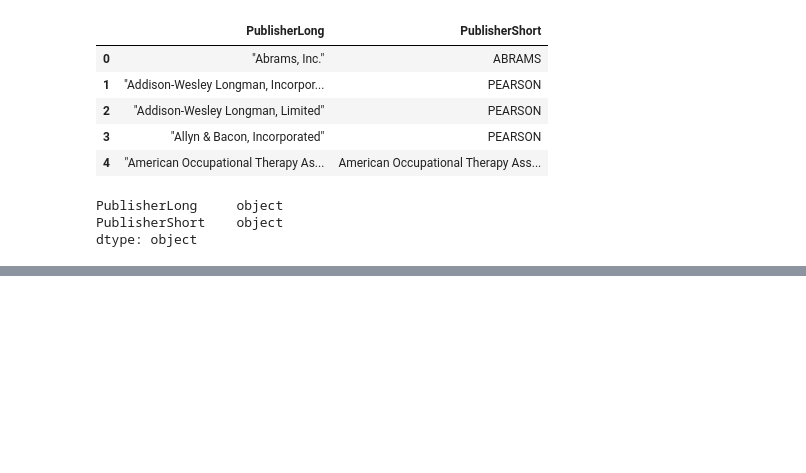
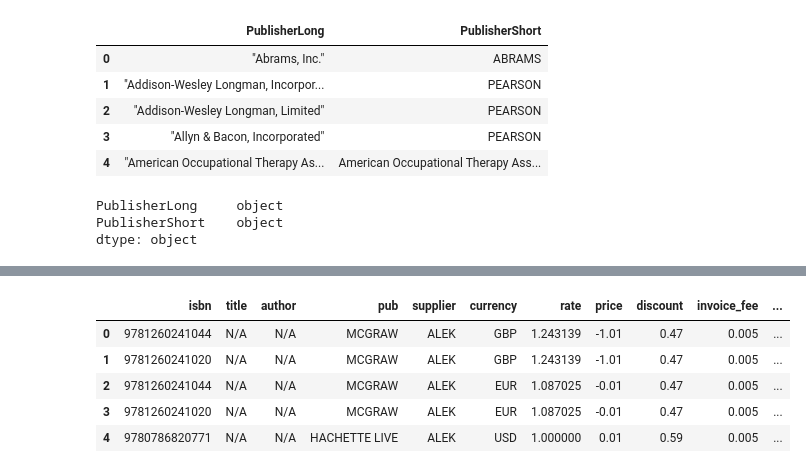
Before and after one commit to JoseRMatos/best_supplier, a Jupyter notebook: cost_analysis.ipynb, the cells around one changed output, grey strips where cells are left out. Cells and saved outputs as stored; diff of their text form; code cells hidden in the pictures; blank space fills up the shorter version.

Commit message:
add titles and author to sql results

```diff
--- a/cost_analysis.ipynb
+++ b/cost_analysis.ipynb
@@ -183,0 +491,5 @@ sup_bestcost
+# %%
+isbn_df.columns = map(str.lower, isbn_df.columns)
+# %%
+isbn_df = isbn_df.fillna('N/A')
+isbn_df.isna().sum()
@@ -183,0 +512,15 @@ sup_bestcost
+# %%
+for col in isbn_df.columns:
+    isbn_df[col] = isbn_df.apply(lambda x: clean_up(x[col]), axis =1)
+# %%
+sup_bestcost_sql = pd.merge(sup_bestcost, isbn_df, how='left', left_on = ['isbn'], right_on = ['isbn'] )
+# %%
+sup_bestcost_sql = sup_bestcost_sql[['isbn', 'title', 'author', 'pub', 'supplier','currency','rate','price','discount','invoice_fee','lp_fee','shipping cost']]
+sup_bestcost_sql.head()
+# %% [output]
+|  | isbn | title | author | pub | supplier | currency | rate | price | discount | invoice_fee | ... |
+| 0 | 9781260241044 | N/A | N/A | MCGRAW | ALEK | GBP | 1.243139 | -1.01 | 0.47 | 0.005 | ... |
+| 1 | 9781260241020 | N/A | N/A | MCGRAW | ALEK | GBP | 1.243139 | -1.01 | 0.47 | 0.005 | ... |
+| 2 | 9781260241044 | N/A | N/A | MCGRAW | ALEK | EUR | 1.087025 | -0.01 | 0.47 | 0.005 | ... |
+| 3 | 9781260241020 | N/A | N/A | MCGRAW | ALEK | EUR | 1.087025 | -0.01 | 0.47 | 0.005 | ... |
+| 4 | 9780786820771 | N/A | N/A | HACHETTE LIVE | ALEK | USD | 1.000000 | 0.01 | 0.59 | 0.005 | ... |
```
Also changed, not shown: parts of 42 cells of this notebook.
